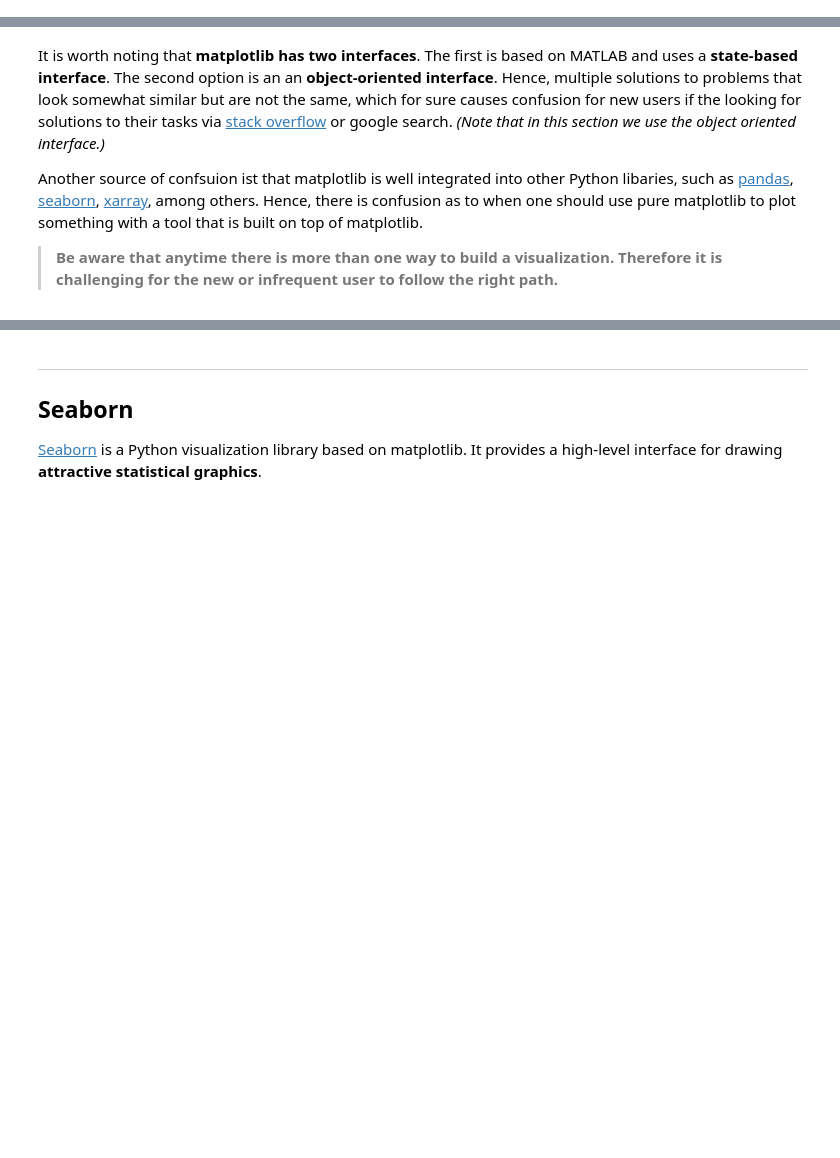
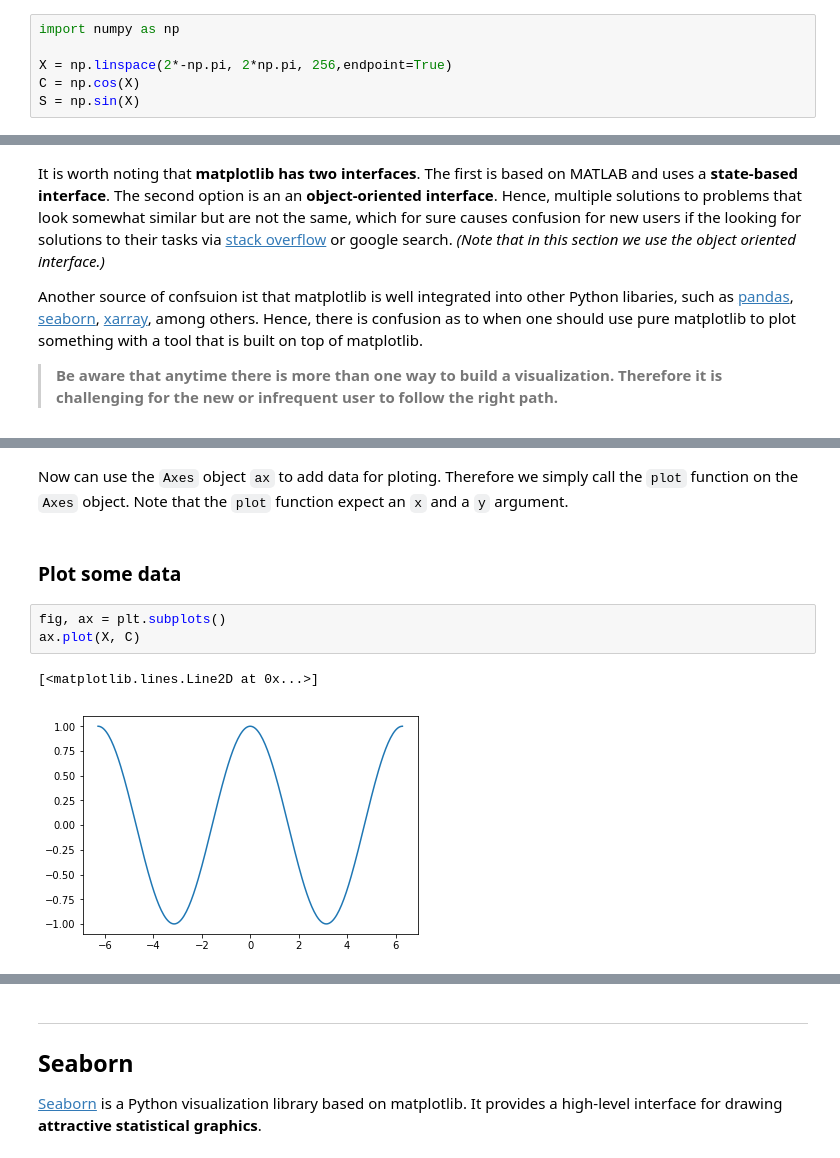
Before and after one commit to eotp/workshop-data-science-CODE, a Jupyter notebook: notebooks/02d - The Python Ecosystem - Plotting with Python.ipynb, the cells around one changed output, grey strips where cells are left out. Drawn from its saved outputs; the diff is of its cells as text; blank space fills up the shorter version.

```diff
--- a/notebooks/02d - The Python Ecosystem - Plotting with Python.ipynb
+++ b/notebooks/02d - The Python Ecosystem - Plotting with Python.ipynb
@@ -43,3 +47,9 @@ _If matplotlib tries to make easy things easy and hard things possible, seaborn
+# %%
+import numpy as np
+
+X = np.linspace(2*-np.pi, 2*np.pi, 256,endpoint=True)
+C = np.cos(X)
+S = np.sin(X)
 # %% [markdown]
 ***
 ## Matplotlib
@@ -71,0 +106,10 @@ Another source of confsuion ist that matplotlib is well integrated into other Py
+# %% [markdown]
+Now can use the `Axes` object `ax` to add data for ploting. Therefore we simply call the `plot` function on the `Axes` object. Note that the `plot` function expect an `x` and a `y` argument.
+# %% [markdown]
+### Plot some data
+# %%
+fig, ax = plt.subplots()
+ax.plot(X, C)
+# %% [output]
+[<matplotlib.lines.Line2D at 0x...>]
+[figure, added]
```
Also changed, not shown: parts of 32 cells of this notebook, 4 other files.
